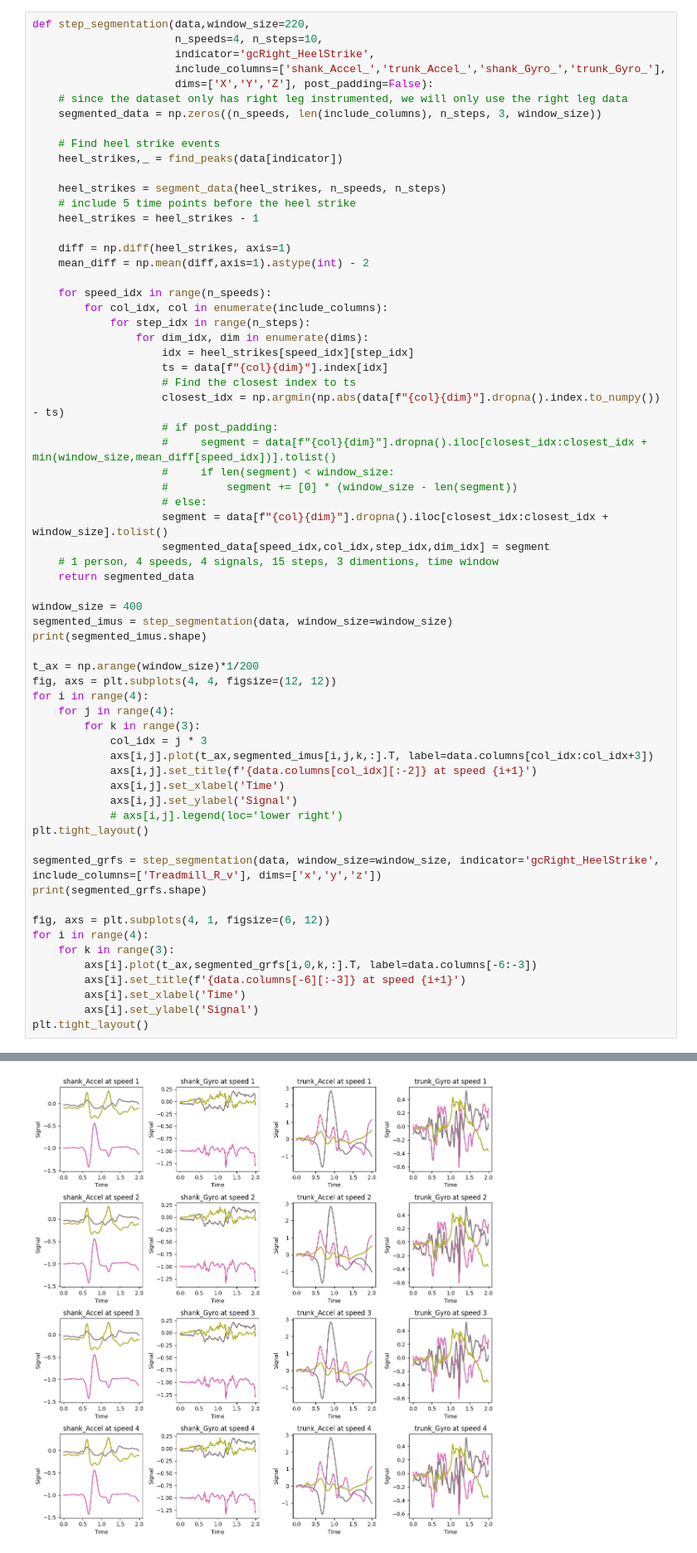
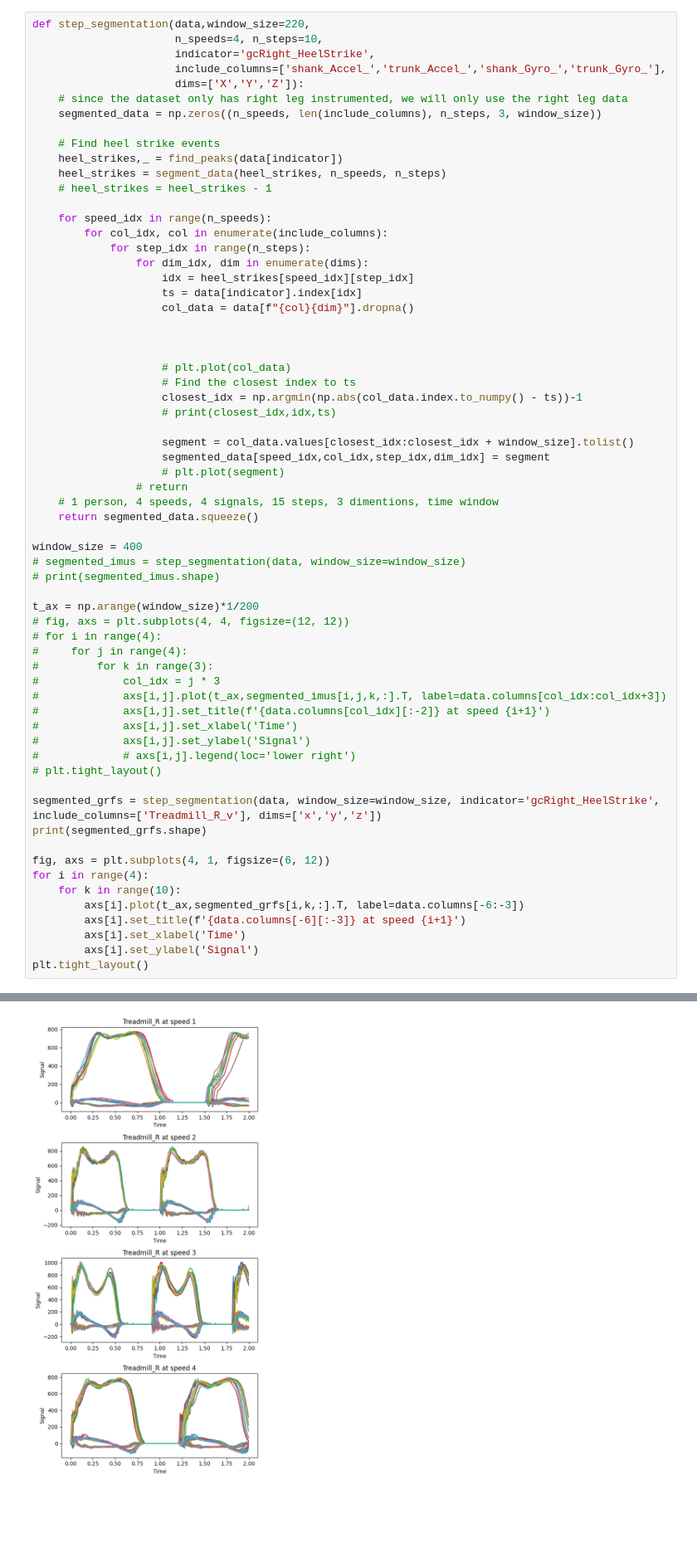
Before and after one commit to Bowenislandsong/lower-limb-biomechanics-dataprocessing, a Jupyter notebook: visual/sample.ipynb, the cells around one changed output, grey strips where cells are left out. Shown at 83% size. Drawn from its saved outputs; the diff is of its cells as text; blank space fills up the shorter version.

Commit message:
able to create session data for all athletes

```diff
--- a/visual/sample.ipynb
+++ b/visual/sample.ipynb
@@ -227,62 +224,61 @@ def step_segmentation(data,window_size=220,
                       n_speeds=4, n_steps=10,
                       indicator='gcRight_HeelStrike',
                       include_columns=['shank_Accel_','trunk_Accel_','shank_Gyro_','trunk_Gyro_'],
-                      dims=['X','Y','Z'], post_padding=False):
+                      dims=['X','Y','Z']):
     # since the dataset only has right leg instrumented, we will only use the right leg data
     segmented_data = np.zeros((n_speeds, len(include_columns), n_steps, 3, window_size))
 
     # Find heel strike events
     heel_strikes,_ = find_peaks(data[indicator])
-
     heel_strikes = segment_data(heel_strikes, n_speeds, n_steps)
-    # include 5 time points before the heel strike
-    heel_strikes = heel_strikes - 1
-
-    diff = np.diff(heel_strikes, axis=1)
-    mean_diff = np.mean(diff,axis=1).astype(int) - 2
+    # heel_strikes = heel_strikes - 1
 
     for speed_idx in range(n_speeds):
         for col_idx, col in enumerate(include_columns):
             for step_idx in range(n_steps):
                 for dim_idx, dim in enumerate(dims):
                     idx = heel_strikes[speed_idx][step_idx]
-                    ts = data[f"{col}{dim}"].index[idx]
+                    ts = data[indicator].index[idx]
+                    col_data = data[f"{col}{dim}"].dropna()
+
+
+
+                    # plt.plot(col_data)
                     # Find the closest index to ts
-                    closest_idx = np.argmin(np.abs(data[f"{col}{dim}"].dropna().index.to_numpy()) - ts)
-                    # if post_padding:
-                    #     segment = data[f"{col}{dim}"].dropna().iloc[closest_idx:closest_idx + min(window_size,mean_diff[speed_idx])].tolist()
-                    #     if len(segment) < window_size:
-                    #         segment += [0] * (window_size - len(segment))
-                    # else:
-                    segment = data[f"{col}{dim}"].dropna().iloc[closest_idx:closest_idx + window_size].tolist()
+                    closest_idx = np.argmin(np.abs(col_data.index.to_numpy() - ts))-1
+                    # print(closest_idx,idx,ts)
+
+                    segment = col_data.values[closest_idx:closest_idx + window_size].tolist()
                     segmented_data[speed_idx,col_idx,step_idx,dim_idx] = segment
+                    # plt.plot(segment)
+                # return
     # 1 person, 4 speeds, 4 signals, 15 steps, 3 dimentions, time window
-    return segmented_data
+    return segmented_data.squeeze()
 
 window_size = 400
-segmented_imus = step_segmentation(data, window_size=window_size)
-print(segmented_imus.shape)
+# segmented_imus = step_segmentation(data, window_size=window_size)
+# print(segmented_imus.shape)
 
 t_ax = np.arange(window_size)*1/200
-fig, axs = plt.subplots(4, 4, figsize=(12, 12))
-for i in range(4):
-    for j in range(4):
-        for k in range(3):
-            col_idx = j * 3
-            axs[i,j].plot(t_ax,segmented_imus[i,j,k,:].T, label=data.columns[col_idx:col_idx+3])
-            axs[i,j].set_title(f'{data.columns[col_idx][:-2]} at speed {i+1}')
-            axs[i,j].set_xlabel('Time')
-            axs[i,j].set_ylabel('Signal')
-            # axs[i,j].legend(loc='lower right')
-plt.tight_layout()
+# fig, axs = plt.subplots(4, 4, figsize=(12, 12))
+# for i in range(4):
+#     for j in range(4):
+#         for k in range(3):
+#             col_idx = j * 3
+#             axs[i,j].plot(t_ax,segmented_imus[i,j,k,:].T, label=data.columns[col_idx:col_idx+3])
+#             axs[i,j].set_title(f'{data.columns[col_idx][:-2]} at speed {i+1}')
+#             axs[i,j].set_xlabel('Time')
+#             axs[i,j].set_ylabel('Signal')
+#             # axs[i,j].legend(loc='lower right')
+# plt.tight_layout()
 
 segmented_grfs = step_segmentation(data, window_size=window_size, indicator='gcRight_HeelStrike', include_columns=['Treadmill_R_v'], dims=['x','y','z'])
 print(segmented_grfs.shape)
 
 fig, axs = plt.subplots(4, 1, figsize=(6, 12))
 for i in range(4):
-    for k in range(3):
-        axs[i].plot(t_ax,segmented_grfs[i,0,k,:].T, label=data.columns[-6:-3])
+    for k in range(10):
+        axs[i].plot(t_ax,segmented_grfs[i,k,:].T, label=data.columns[-6:-3])
         axs[i].set_title(f'{data.columns[-6][:-3]} at speed {i+1}')
         axs[i].set_xlabel('Time')
         axs[i].set_ylabel('Signal')
@@ -293 +288 @@ plt.tight_layout()
-[figure, old version]
+[figure, new version]
```
Also changed, not shown: parts of 2 cells of this notebook, 3 other files.
